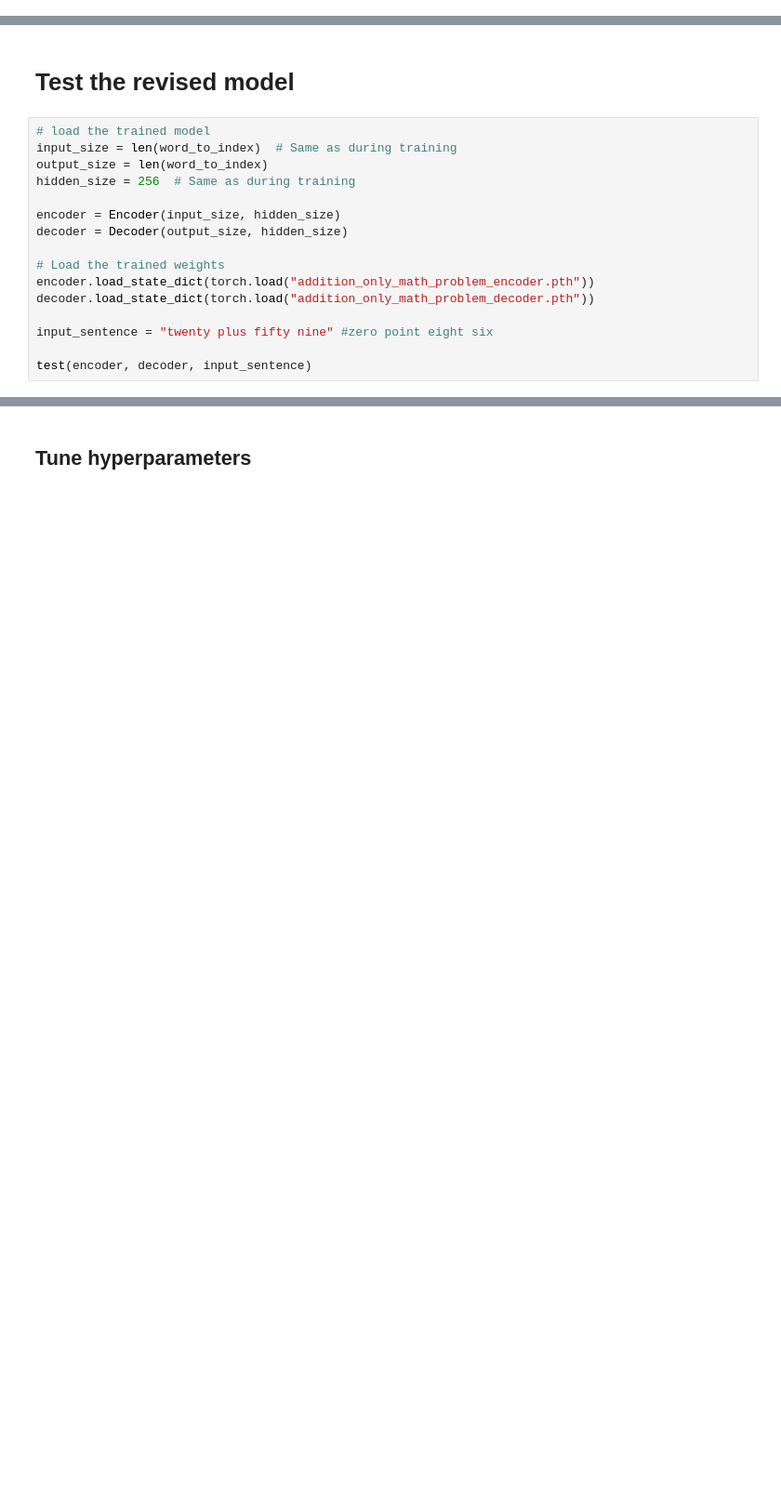
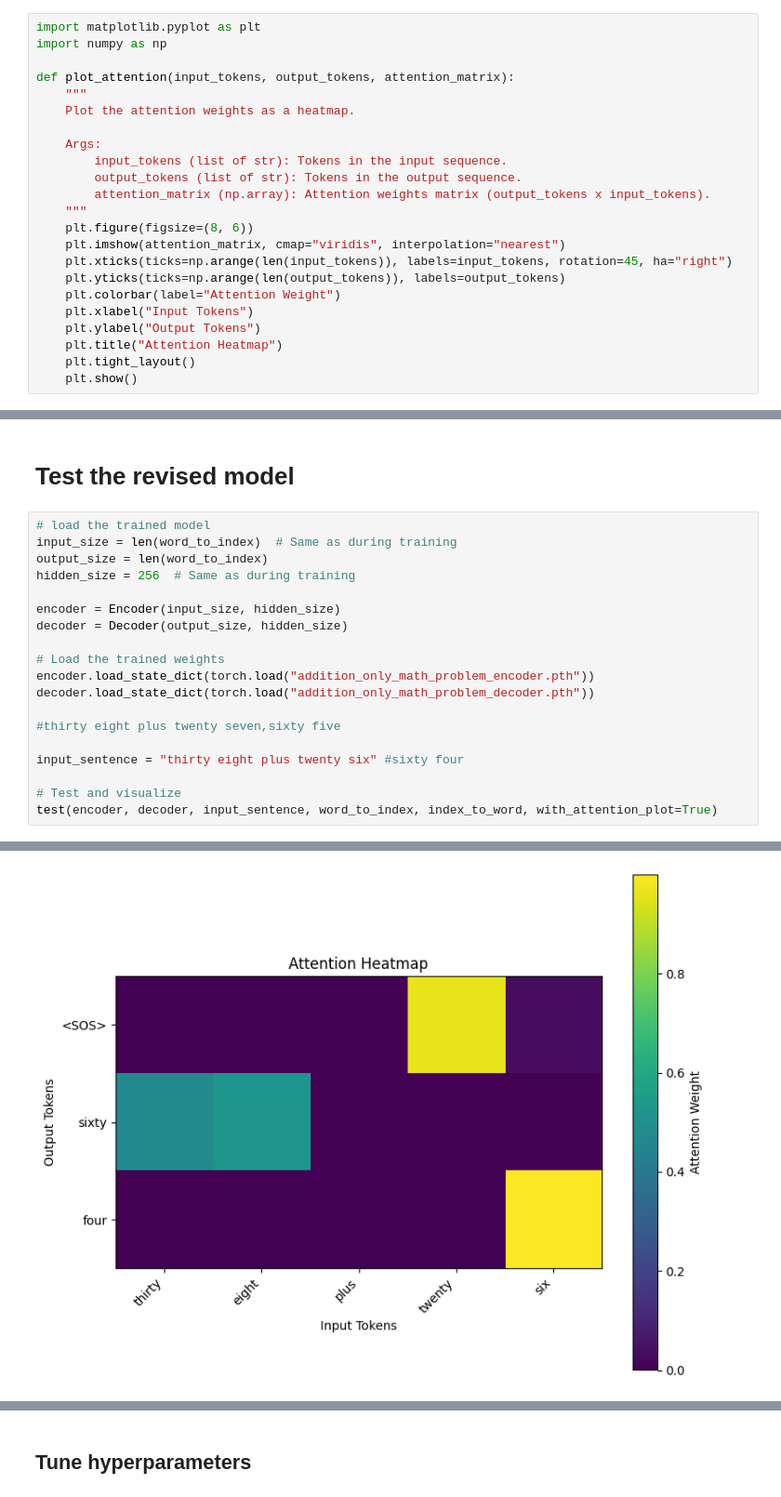
Before and after one commit to spanersoraferty/math-problem-assistant, a Jupyter notebook: math_problem_assistant_seq2seq_model.ipynb, the cells around one changed output, grey strips where cells are left out. Shown at 93% size. Saved outputs shown, nothing was run; the diff lists cells and outputs as text; blank space fills up the shorter version.

```diff
--- a/math_problem_assistant_seq2seq_model.ipynb
+++ b/math_problem_assistant_seq2seq_model.ipynb
@@ -287,3 +307,26 @@ train(num_epochs, "basic_math_problem_encoder", "basic_math_problem_decoder")
+# %%
+import matplotlib.pyplot as plt
+import numpy as np
+
+def plot_attention(input_tokens, output_tokens, attention_matrix):
+    """
+    Plot the attention weights as a heatmap.
+
+    Args:
+        input_tokens (list of str): Tokens in the input sequence.
+        output_tokens (list of str): Tokens in the output sequence.
+        attention_matrix (np.array): Attention weights matrix (output_tokens x input_tokens).
+    """
+    plt.figure(figsize=(8, 6))
+    plt.imshow(attention_matrix, cmap="viridis", interpolation="nearest")
+    plt.xticks(ticks=np.arange(len(input_tokens)), labels=input_tokens, rotation=45, ha="right")
+    plt.yticks(ticks=np.arange(len(output_tokens)), labels=output_tokens)
+    plt.colorbar(label="Attention Weight")
+    plt.xlabel("Input Tokens")
+    plt.ylabel("Output Tokens")
+    plt.title("Attention Heatmap")
+    plt.tight_layout()
+    plt.show()
 # %% [markdown]
 ## Test setup
 # %%
@@ -436,6 +519,10 @@ decoder = Decoder(output_size, hidden_size)
 encoder.load_state_dict(torch.load("addition_only_math_problem_encoder.pth"))
 decoder.load_state_dict(torch.load("addition_only_math_problem_decoder.pth"))
 
-input_sentence = "twenty plus fifty nine" #zero point eight six
+#thirty eight plus twenty seven,sixty five
 
-test(encoder, decoder, input_sentence)
+input_sentence = "thirty eight plus twenty six" #sixty four
+
+# Test and visualize
+test(encoder, decoder, input_sentence, word_to_index, index_to_word, with_attention_plot=True)
+# %% [output]
@@ -441,0 +534 @@ test(encoder, decoder, input_sentence)
+[figure, added]
```
Also changed, not shown: parts of 11 cells of this notebook, 5 other files.
